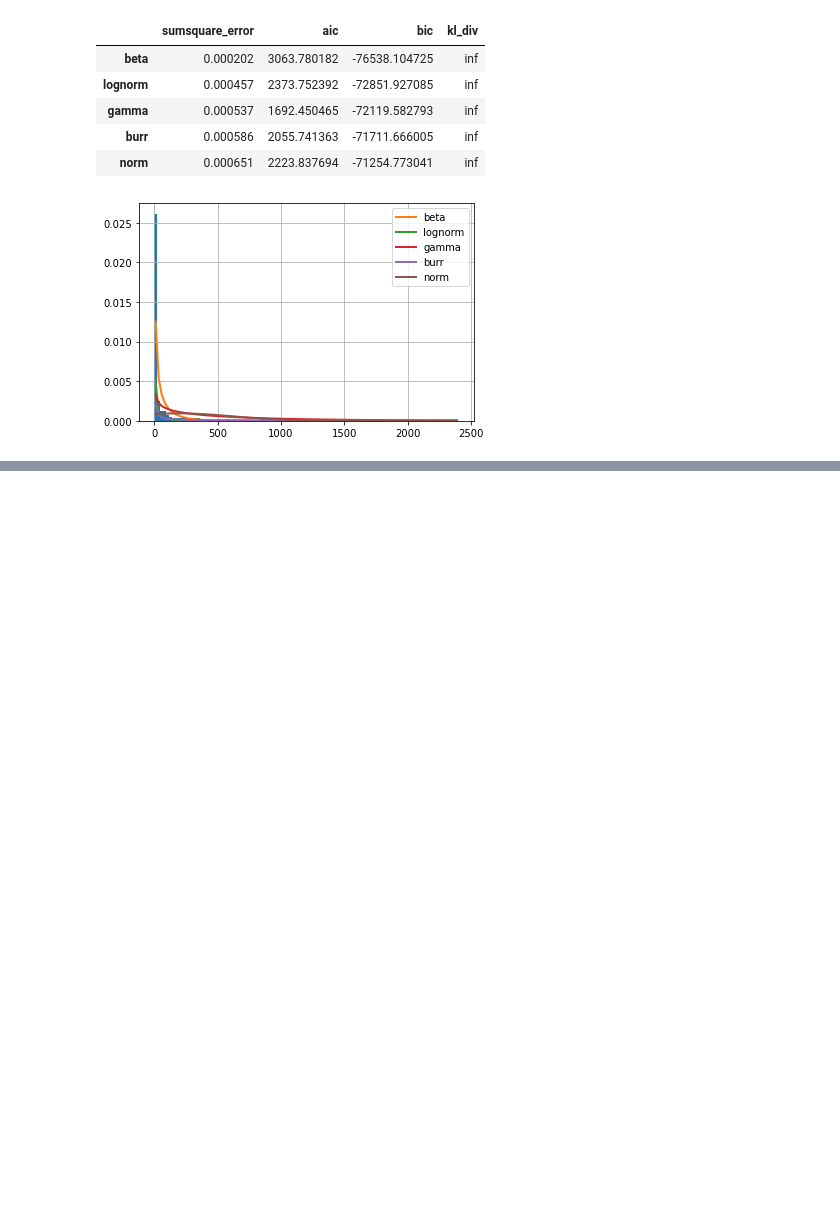
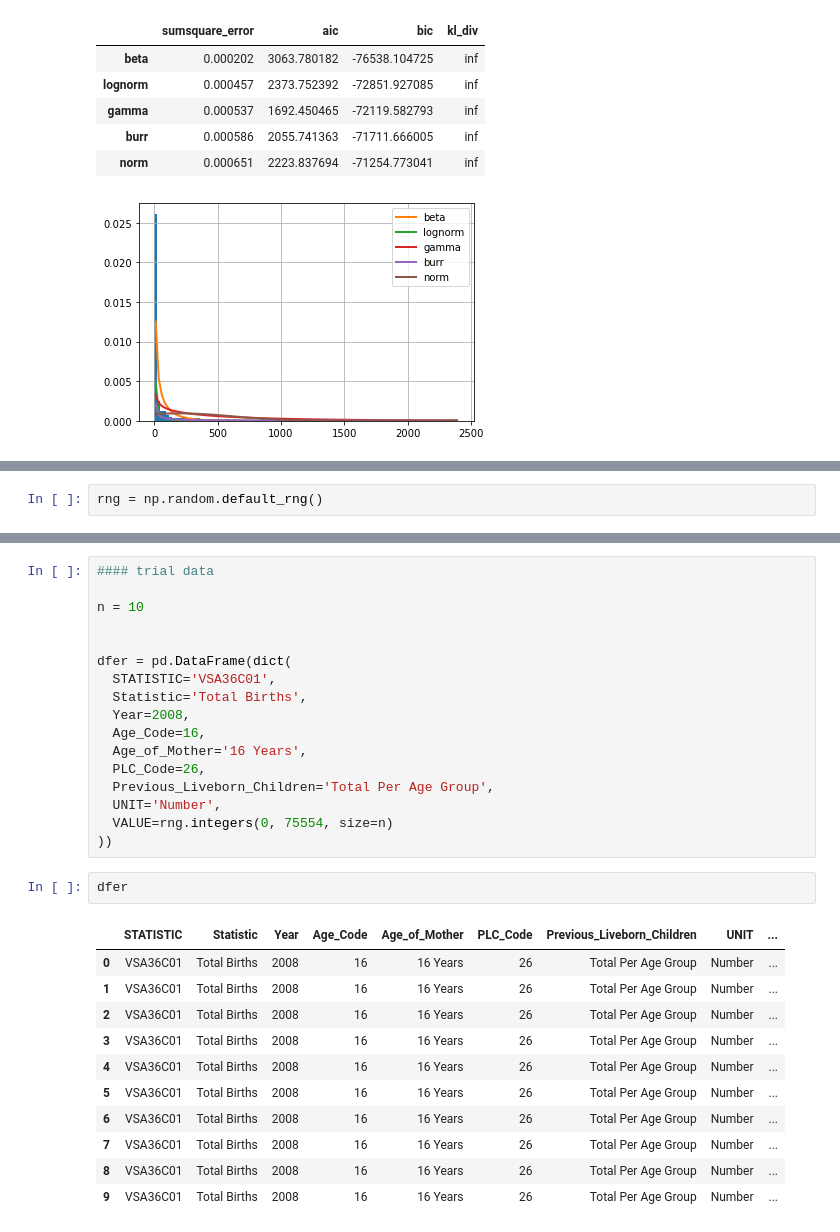
Before and after one commit to VCurry20/PDARandomData, a Jupyter notebook: Data Analysis Project.ipynb, the cells around one changed output, grey strips where cells are left out. Cells and saved outputs as stored; diff of their text form; blank space fills up the shorter version.

Commit message:
trail data

```diff
--- a/Data Analysis Project.ipynb
+++ b/Data Analysis Project.ipynb
@@ -1535,0 +1554,2 @@ f.summary()
+# %%
+rng = np.random.default_rng()
@@ -1535,0 +1579,31 @@ f.summary()
+# %%
+#### trial data
+
+n = 10
+
+
+dfer = pd.DataFrame(dict(
+  STATISTIC='VSA36C01',
+  Statistic='Total Births',
+  Year=2008,
+  Age_Code=16,
+  Age_of_Mother='16 Years',
+  PLC_Code=26,
+  Previous_Liveborn_Children='Total Per Age Group',
+  UNIT='Number',
+  VALUE=rng.integers(0, 75554, size=n)
+))
+# %%
+dfer
+# %% [output]
+|  | STATISTIC | Statistic | Year | Age_Code | Age_of_Mother | PLC_Code | Previous_Liveborn_Children | UNIT | ... |
+| 0 | VSA36C01 | Total Births | 2008 | 16 | 16 Years | 26 | Total Per Age Group | Number | ... |
+| 1 | VSA36C01 | Total Births | 2008 | 16 | 16 Years | 26 | Total Per Age Group | Number | ... |
+| 2 | VSA36C01 | Total Births | 2008 | 16 | 16 Years | 26 | Total Per Age Group | Number | ... |
+| 3 | VSA36C01 | Total Births | 2008 | 16 | 16 Years | 26 | Total Per Age Group | Number | ... |
+| 4 | VSA36C01 | Total Births | 2008 | 16 | 16 Years | 26 | Total Per Age Group | Number | ... |
+| 5 | VSA36C01 | Total Births | 2008 | 16 | 16 Years | 26 | Total Per Age Group | Number | ... |
+| 6 | VSA36C01 | Total Births | 2008 | 16 | 16 Years | 26 | Total Per Age Group | Number | ... |
+| 7 | VSA36C01 | Total Births | 2008 | 16 | 16 Years | 26 | Total Per Age Group | Number | ... |
+| 8 | VSA36C01 | Total Births | 2008 | 16 | 16 Years | 26 | Total Per Age Group | Number | ... |
+| 9 | VSA36C01 | Total Births | 2008 | 16 | 16 Years | 26 | Total Per Age Group | Number | ... |
```
Also changed, not shown: parts of 3 cells of this notebook.
